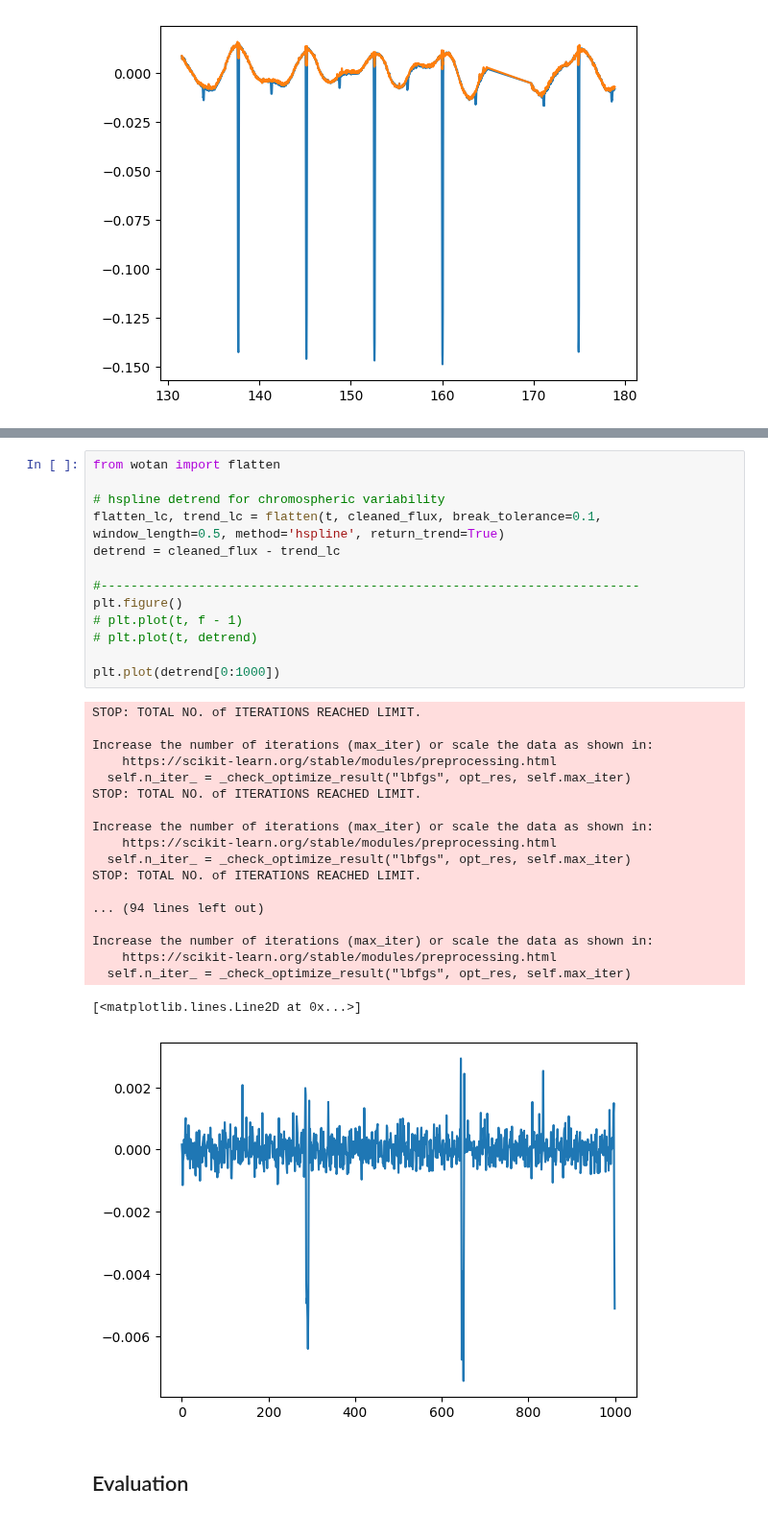
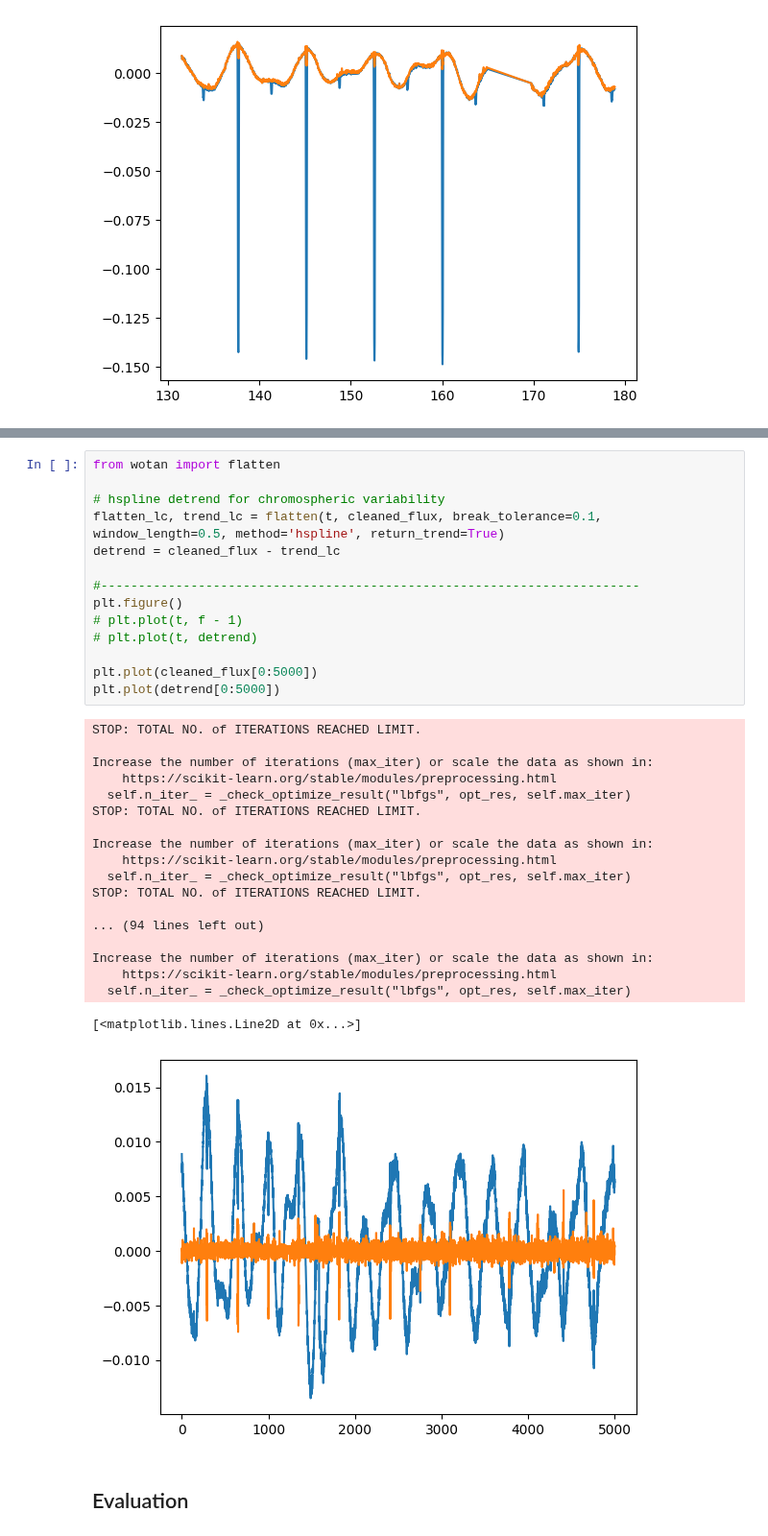
Before and after one commit to sfremy/astro_tools, a Jupyter notebook: prefold_automated.ipynb, the cells around one changed output, grey strips where cells are left out. Shown at 96% size. Saved outputs shown, nothing was run; the diff lists cells and outputs as text.

```diff
--- a/prefold_automated.ipynb
+++ b/prefold_automated.ipynb
@@ -240,35 +118,36 @@ plt.show()
 from wotan import flatten
 
 # hspline detrend for chromospheric variability
 flatten_lc, trend_lc = flatten(t, cleaned_flux, break_tolerance=0.1, window_length=0.5, method='hspline', return_trend=True)
 detrend = cleaned_flux - trend_lc
 
 #------------------------------------------------------------------------
 plt.figure()
 # plt.plot(t, f - 1)
 # plt.plot(t, detrend)
 
-plt.plot(detrend[0:1000])
+plt.plot(cleaned_flux[0:5000])
+plt.plot(detrend[0:5000])
 # %% [output]
 STOP: TOTAL NO. of ITERATIONS REACHED LIMIT.
 
 Increase the number of iterations (max_iter) or scale the data as shown in:
     https://scikit-learn.org/stable/modules/preprocessing.html
   self.n_iter_ = _check_optimize_result("lbfgs", opt_res, self.max_iter)
 STOP: TOTAL NO. of ITERATIONS REACHED LIMIT.
 
 Increase the number of iterations (max_iter) or scale the data as shown in:
     https://scikit-learn.org/stable/modules/preprocessing.html
   self.n_iter_ = _check_optimize_result("lbfgs", opt_res, self.max_iter)
 STOP: TOTAL NO. of ITERATIONS REACHED LIMIT.
 
 ... (94 lines left out)
 
 Increase the number of iterations (max_iter) or scale the data as shown in:
     https://scikit-learn.org/stable/modules/preprocessing.html
   self.n_iter_ = _check_optimize_result("lbfgs", opt_res, self.max_iter)
 [<matplotlib.lines.Line2D at 0x...>]
-[figure, old version]
+[figure, new version]
 # %% [markdown]
 ## Evaluation
 # %%
```
Also changed, not shown: parts of 4 cells of this notebook, 2 other files.
